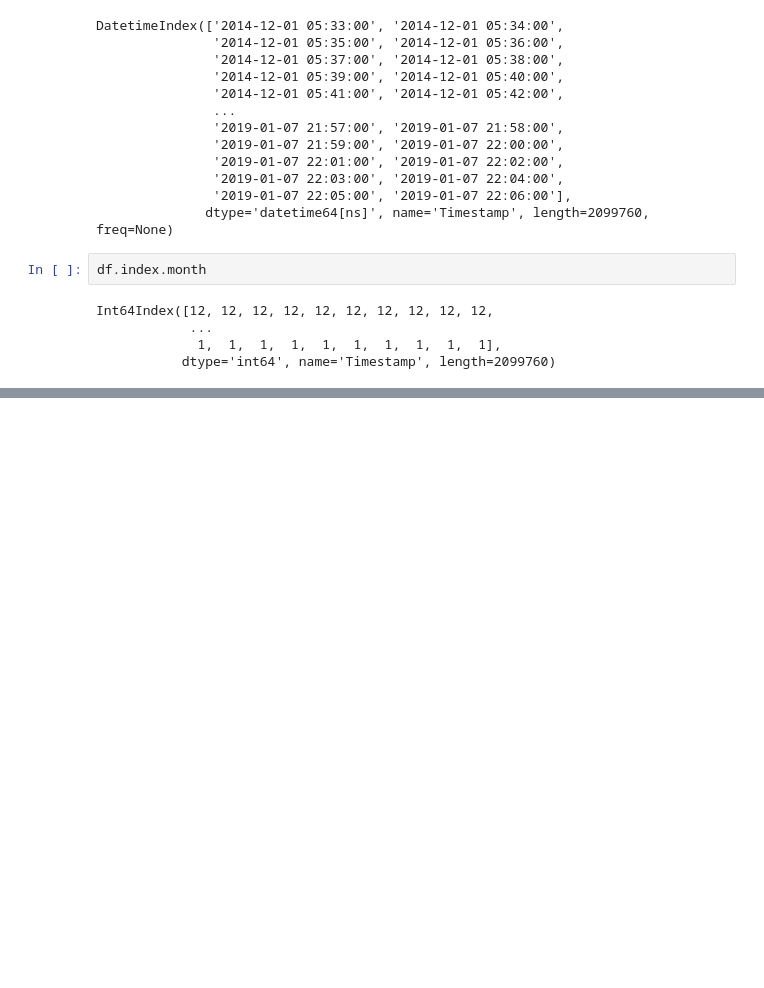
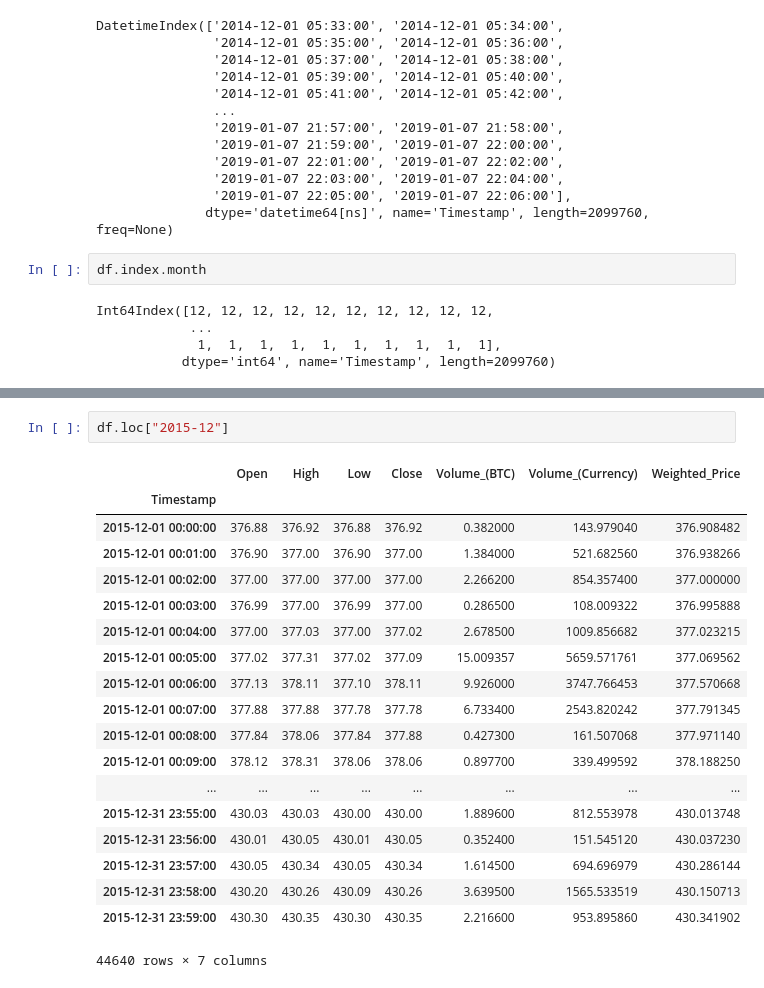
Before and after one commit to learningwithdg/datascience, a Jupyter notebook: Sessions/Untitled2.ipynb, the cells around one changed output, grey strips where cells are left out. Cells and saved outputs as stored; diff of their text form; blank space fills up the shorter version.

```diff
--- a/Sessions/Untitled2.ipynb
+++ b/Sessions/Untitled2.ipynb
@@ -161,0 +196,22 @@ Int64Index([12, 12, 12, 12, 12, 12, 12, 12, 12, 12,
+# %%
+df.loc["2015-12"]
+# %% [output]
+|  | Open | High | Low | Close | Volume_(BTC) | Volume_(Currency) | Weighted_Price |
+| Timestamp |  |  |  |  |  |  |  |
+| 2015-12-01 00:00:00 | 376.88 | 376.92 | 376.88 | 376.92 | 0.382000 | 143.979040 | 376.908482 |
+| 2015-12-01 00:01:00 | 376.90 | 377.00 | 376.90 | 377.00 | 1.384000 | 521.682560 | 376.938266 |
+| 2015-12-01 00:02:00 | 377.00 | 377.00 | 377.00 | 377.00 | 2.266200 | 854.357400 | 377.000000 |
+| 2015-12-01 00:03:00 | 376.99 | 377.00 | 376.99 | 377.00 | 0.286500 | 108.009322 | 376.995888 |
+| 2015-12-01 00:04:00 | 377.00 | 377.03 | 377.00 | 377.02 | 2.678500 | 1009.856682 | 377.023215 |
+| 2015-12-01 00:05:00 | 377.02 | 377.31 | 377.02 | 377.09 | 15.009357 | 5659.571761 | 377.069562 |
+| 2015-12-01 00:06:00 | 377.13 | 378.11 | 377.10 | 378.11 | 9.926000 | 3747.766453 | 377.570668 |
+| 2015-12-01 00:07:00 | 377.88 | 377.88 | 377.78 | 377.78 | 6.733400 | 2543.820242 | 377.791345 |
+| 2015-12-01 00:08:00 | 377.84 | 378.06 | 377.84 | 377.88 | 0.427300 | 161.507068 | 377.971140 |
+| 2015-12-01 00:09:00 | 378.12 | 378.31 | 378.06 | 378.06 | 0.897700 | 339.499592 | 378.188250 |
+| ... | ... | ... | ... | ... | ... | ... | ... |
+| 2015-12-31 23:55:00 | 430.03 | 430.03 | 430.00 | 430.00 | 1.889600 | 812.553978 | 430.013748 |
+| 2015-12-31 23:56:00 | 430.01 | 430.05 | 430.01 | 430.05 | 0.352400 | 151.545120 | 430.037230 |
+| 2015-12-31 23:57:00 | 430.05 | 430.34 | 430.05 | 430.34 | 1.614500 | 694.696979 | 430.286144 |
+| 2015-12-31 23:58:00 | 430.20 | 430.26 | 430.09 | 430.26 | 3.639500 | 1565.533519 | 430.150713 |
+| 2015-12-31 23:59:00 | 430.30 | 430.35 | 430.30 | 430.35 | 2.216600 | 953.895860 | 430.341902 |
+44640 rows × 7 columns
```
Also changed, not shown: parts of 54 cells of this notebook.
